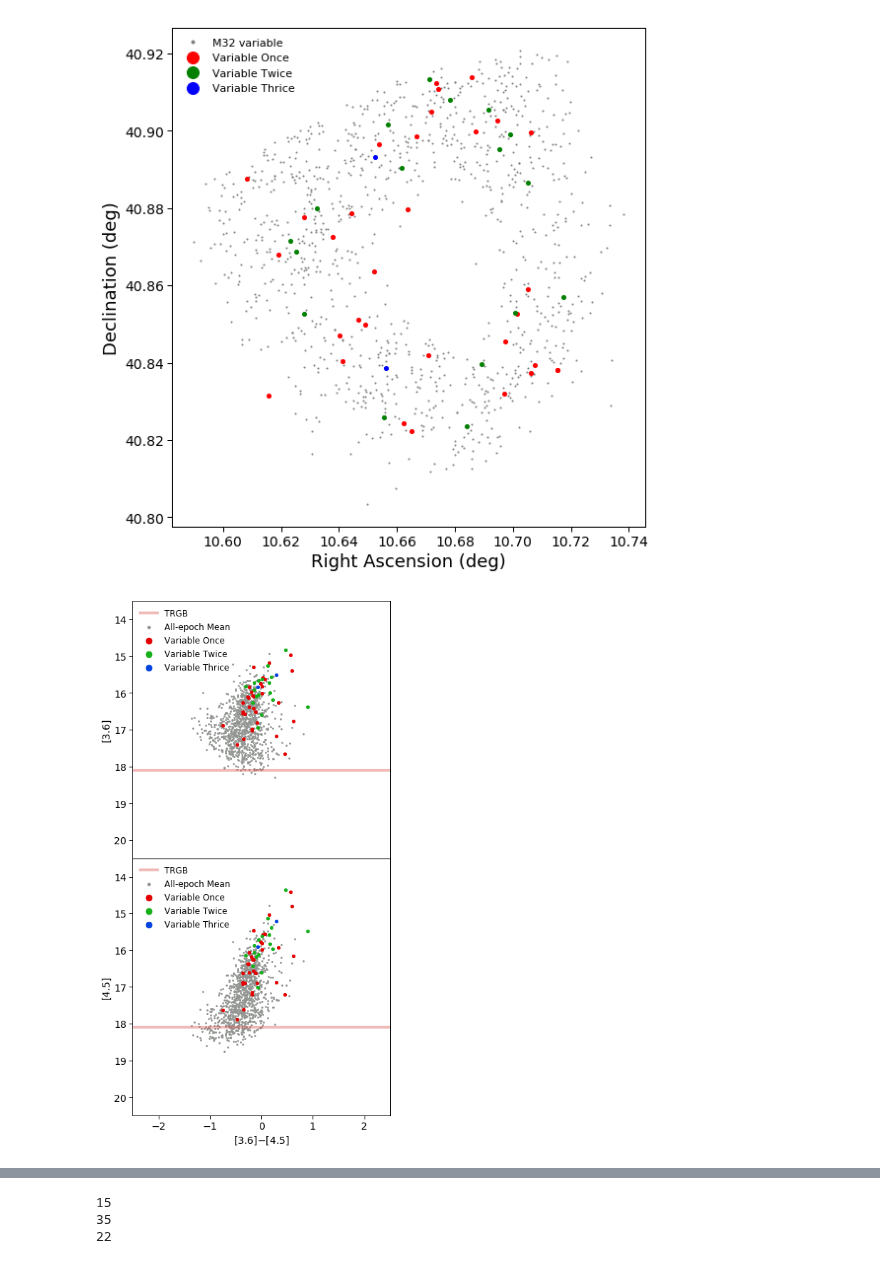
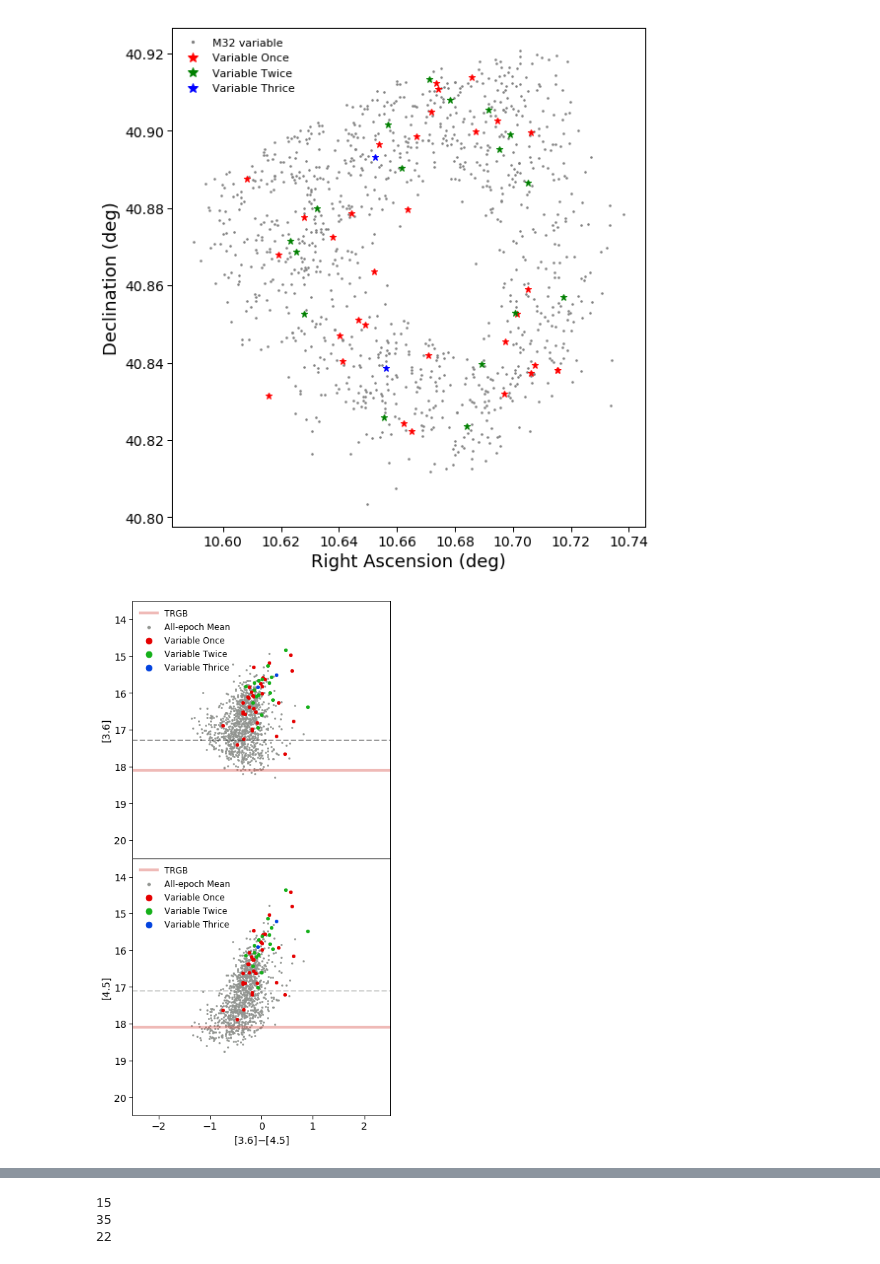
Before and after one commit to MichaelSharp7/M32, a Jupyter notebook: M32_CMD_CCD_bgd_correct.ipynb, the cells around one changed output, grey strips where cells are left out. Saved outputs shown, nothing was run; the diff lists cells and outputs as text; code cells hidden in the pictures.

```diff
--- a/M32_CMD_CCD_bgd_correct.ipynb
+++ b/M32_CMD_CCD_bgd_correct.ipynb
@@ -258,9 +510,9 @@ Dust production rate limits:  1.70e-10  -  9.46e-10 M_sol/yr
 # %%
 # Location plot of variables split by the histogram above
 
-once_idx = np.where(variable_data['variable_times']==1)
-twice_idx = np.where(variable_data['variable_times']==2)
-thrice_idx = np.where(variable_data['variable_times']==3)
+once_idx = np.where(variable_data['low_variable_times']==1)
+twice_idx = np.where(variable_data['low_variable_times']==2)
+thrice_idx = np.where(variable_data['low_variable_times']==3)
 
 # Setting up figure
 plt.rc('font', family='sans-serif')
@@ -272,14 +524,14 @@ plt.figure(figsize=(8,8))
 ax = plt.gca()                        # Sets up active plot region
 
 # Make the actual plot
-plt.plot(clean_data['RA'], clean_data['Dec'], '.', color='grey', ms=2, label="M32 variable")
-plt.plot(variable_data['RA'][once_idx], variable_data['Dec'][once_idx], 'o', color='red', ms=4, label="Variable Once")
-plt.plot(variable_data['RA'][twice_idx], variable_data['Dec'][twice_idx], 'o', color='green', ms=4, label="Variable Twice")
-plt.plot(variable_data['RA'][thrice_idx], variable_data['Dec'][thrice_idx], 'o', color='blue', ms=4, label="Variable Thrice")
+plt.plot(clean_data['RA'], clean_data['Dec'], '.', color='grey', ms=3, label="M32 variable")
+plt.plot(variable_data['RA'][once_idx], variable_data['Dec'][once_idx], '*', color='red', ms=7, label="Variable Once")
+plt.plot(variable_data['RA'][twice_idx], variable_data['Dec'][twice_idx], '*', color='green', ms=7, label="Variable Twice")
+plt.plot(variable_data['RA'][thrice_idx], variable_data['Dec'][thrice_idx], '*', color='blue', ms=7, label="Variable Thrice")
 
 plt.xlabel('Right Ascension (deg)', size=18)
 plt.ylabel('Declination (deg)', size=18)
-plt.legend(loc="upper left",frameon=False, scatterpoints=1, numpoints=1, markerscale=3.)
+plt.legend(loc="upper left",frameon=False, scatterpoints=1, numpoints=1, markerscale=1.5)
 #plt.title('M32 epoch 1',fontsize=18)
 
 #plt.savefig("blah.pdf", bbox_inches='tight')
@@ -308,34 +560,36 @@ plt.scatter(variable_data['mean_mag_36'][thrice_idx]-variable_data['mean_mag_45'
 plt.ylabel("[3.6]", fontsize=14)
 plt.xlim(-2.5,2.5)
 plt.ylim(20.5,13.5)
 #Add TRGB
 plt.axhline(y=-6.3+24.4, color=sns.xkcd_rgb["pale red"], linestyle='-', alpha=0.4, linewidth=4,label='TRGB')
+plt.axhline(y=17.3, color=sns.xkcd_rgb["black"], linestyle='--', alpha=0.4, linewidth=2)
 plt.legend(loc="upper left",frameon=False, scatterpoints=1, numpoints=1, markerscale=2.)
 
 # Repeat for 4.5 on the y-axis
 plt.subplot(2,1,2)
 plt.scatter(clean_data['mean_mag_36']-clean_data['mean_mag_45'], clean_data['mean_mag_45'], s=3.9,color=sns.xkcd_rgb['grey'], label="All-epoch Mean")
 # Overplot variable sources
 plt.scatter(variable_data['mean_mag_36'][once_idx]-variable_data['mean_mag_45'][once_idx], variable_data['mean_mag_45'][once_idx],s=19,color=sns.xkcd_rgb['red'],label="Variable Once")
 plt.scatter(variable_data['mean_mag_36'][twice_idx]-variable_data['mean_mag_45'][twice_idx], variable_data['mean_mag_45'][twice_idx],s=19,color=sns.xkcd_rgb['green'],label="Variable Twice")
 plt.scatter(variable_data['mean_mag_36'][thrice_idx]-variable_data['mean_mag_45'][thrice_idx], variable_data['mean_mag_45'][thrice_idx],s=19,color=sns.xkcd_rgb['blue'],label="Variable Thrice")
 plt.xlabel("[3.6]$-$[4.5]", fontsize=14)
 plt.ylabel("[4.5]", fontsize=14)
 plt.xlim(-2.5,2.5)
 plt.ylim(20.5,13.5)
 #plt.axvline(x=1.5)
 #plt.axvline(x=-1.6)
 #Add TRGB
 plt.axhline(y=-6.3+24.4, color=sns.xkcd_rgb["pale red"], linestyle='-', alpha=0.4, linewidth=4,label='TRGB')
+plt.axhline(y=17.1, color=sns.xkcd_rgb["black"], linestyle='--', alpha=0.4, linewidth=2)
 plt.legend(loc="upper left",frameon=False, scatterpoints=1, numpoints=1, markerscale=2.)
 #plt.title('M32 E3', fontsize=18)
 #plt.savefig("bla.pdf", bbox_inches='tight')    # Saves the figure is uncommented
 plt.tight_layout()
 plt.subplots_adjust(hspace=0)
 plt.show()
 plt.close()
 # %% [output]
-[figure, old version]
+[figure, new version]
 # %%
 # Estimate dust budget for evoled stars
 clean_data['evolved_times']=clean_data['evolved_1']+clean_data['evolved_3']+clean_data['evolved_4']
```
Also changed, not shown: parts of 20 cells of this notebook.
